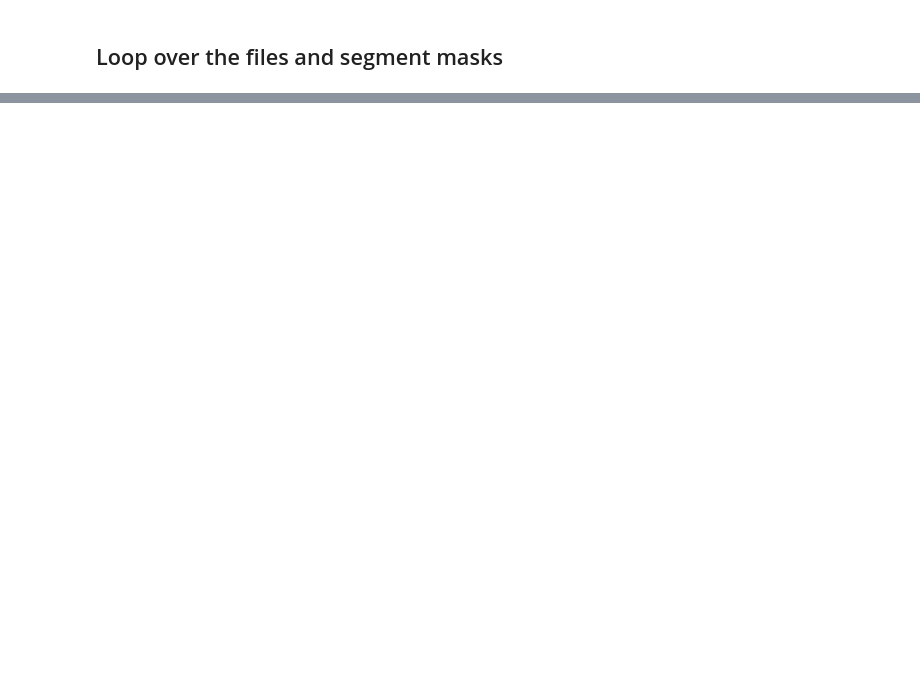
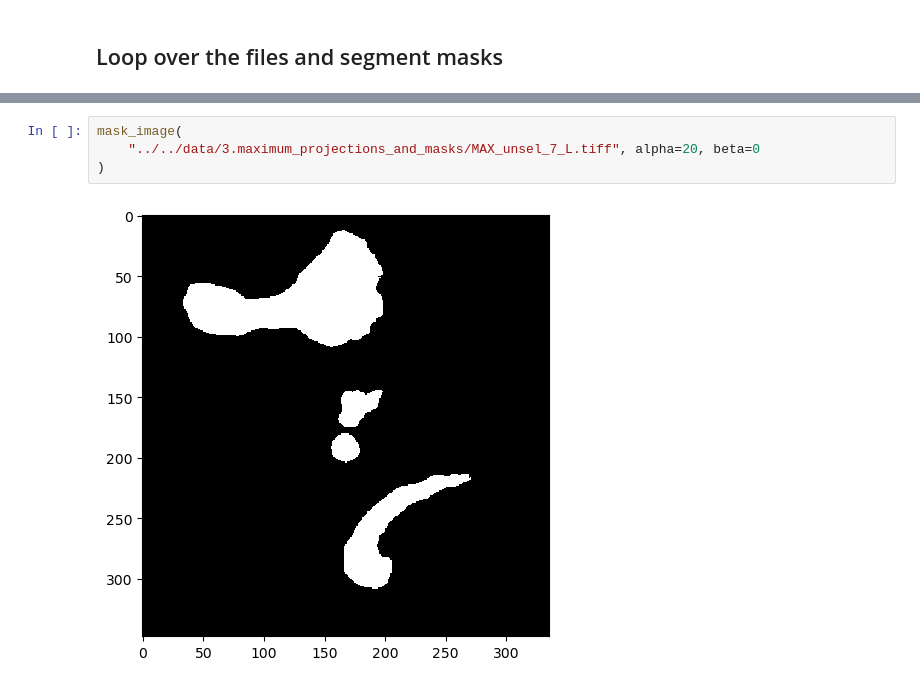
Before and after one commit to MikeLippincott/Nichols_Lab_Collaboration, a Jupyter notebook: 3.segmentation/notebooks/0.segment_images.ipynb, the cells around one changed output, grey strips where cells are left out. Drawn from its saved outputs; the diff is of its cells as text; blank space fills up the shorter version.

```diff
--- a/3.segmentation/notebooks/0.segment_images.ipynb
+++ b/3.segmentation/notebooks/0.segment_images.ipynb
@@ -127,0 +210,6 @@ for image_path in tqdm(image_list):
+# %%
+mask_image(
+    "../../data/3.maximum_projections_and_masks/MAX_unsel_7_L.tiff", alpha=20, beta=0
+)
+# %% [output]
+[figure, added]
```
Also changed, not shown: parts of 28 cells of this notebook, 13 other files.
